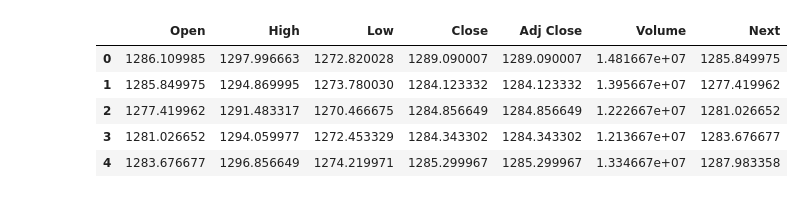
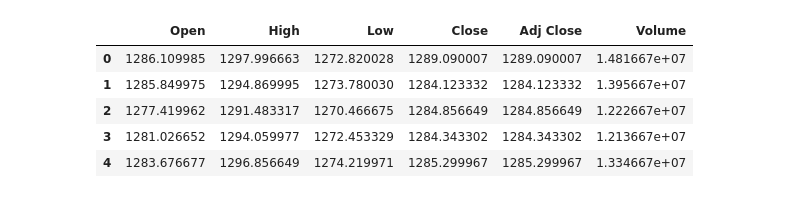
Before and after one commit to Sean2108/DJIA-And-Oil-Price-Prediction, a Jupyter notebook: model.ipynb, the cells around one changed output. Cells and saved outputs as stored; diff of their text form; code cells hidden in the pictures.

```diff
--- a/model.ipynb
+++ b/model.ipynb
@@ -4,2 +0,0 @@ import statistics as stats
-# %%
-djia = pd.read_csv('djia.csv').drop('Date', axis=1)
@@ -15,21 +102,0 @@ djia.head()
-# %%
-def get_trend(data):
-    return [data[i - 1] < data[i] for i in range(1, len(data))]
-
-def get_moving_averages(data, window_size):
-    return [stats.mean(data[i: i + window_size]) for i in range(len(data) - window_size)]
-
-def get_next_day(data):
-    return [data[i+1] for i in range(len(data) - 1)]
-
-def get_moving_window_dataframes(window_size):
-    averages, trends = pd.DataFrame(), pd.DataFrame()
-    for column in list(djia):
-        averages[column] = get_moving_averages(djia[column], window_size)
-        trends[column] = get_trend(averages[column])
-    averages_next_day = get_next_day(averages['Open'])
-    trends_next_day = get_next_day(trends['Open'])
-    last_average, last_trend = averages.tail(1), trends.tail(1)
-    averages, trends = averages[:-1], trends[:-1]
-    averages['Next'], trends['Next'] = averages_next_day, trends_next_day
-    return averages, trends, last_average, last_trend
@@ -38,9 +118,11 @@ size_3_averages, size_3_trends, last_average, last_trend = get_moving_window_dat
+# %%
+averages = get_moving_window_dataframes(3)
 # %%
-size_3_averages.head()
+averages.head()
 # %% [output]
-|  | Open | High | Low | Close | Adj Close | Volume | Next |
-| 0 | 1286.109985 | 1297.996663 | 1272.820028 | 1289.090007 | 1289.090007 | 1.481667e+07 | 1285.849975 |
-| 1 | 1285.849975 | 1294.869995 | 1273.780030 | 1284.123332 | 1284.123332 | 1.395667e+07 | 1277.419962 |
-| 2 | 1277.419962 | 1291.483317 | 1270.466675 | 1284.856649 | 1284.856649 | 1.222667e+07 | 1281.026652 |
-| 3 | 1281.026652 | 1294.059977 | 1272.453329 | 1284.343302 | 1284.343302 | 1.213667e+07 | 1283.676677 |
-| 4 | 1283.676677 | 1296.856649 | 1274.219971 | 1285.299967 | 1285.299967 | 1.334667e+07 | 1287.983358 |
+|  | Open | High | Low | Close | Adj Close | Volume |
+| 0 | 1286.109985 | 1297.996663 | 1272.820028 | 1289.090007 | 1289.090007 | 1.481667e+07 |
+| 1 | 1285.849975 | 1294.869995 | 1273.780030 | 1284.123332 | 1284.123332 | 1.395667e+07 |
+| 2 | 1277.419962 | 1291.483317 | 1270.466675 | 1284.856649 | 1284.856649 | 1.222667e+07 |
+| 3 | 1281.026652 | 1294.059977 | 1272.453329 | 1284.343302 | 1284.343302 | 1.213667e+07 |
+| 4 | 1283.676677 | 1296.856649 | 1274.219971 | 1285.299967 | 1285.299967 | 1.334667e+07 |
```
Also changed, not shown: parts of 24 cells of this notebook.
